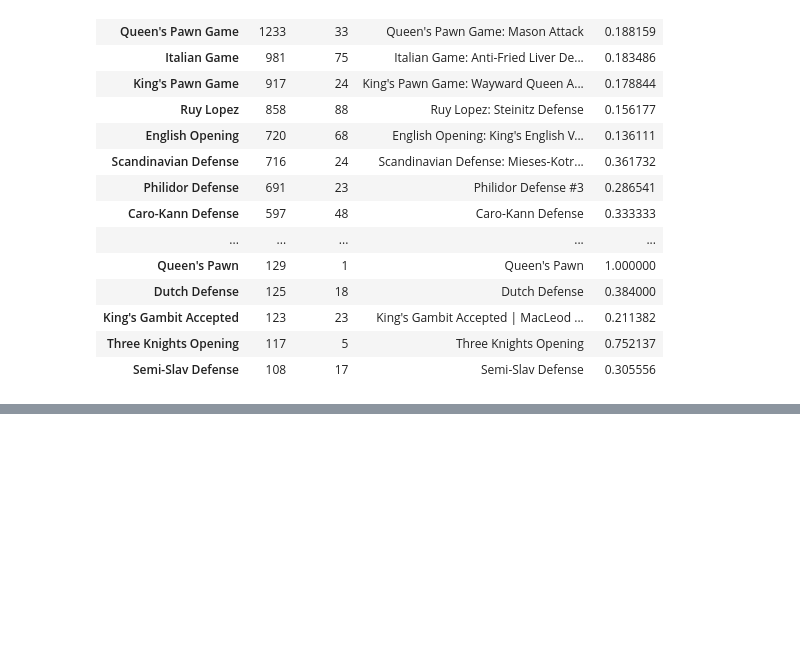
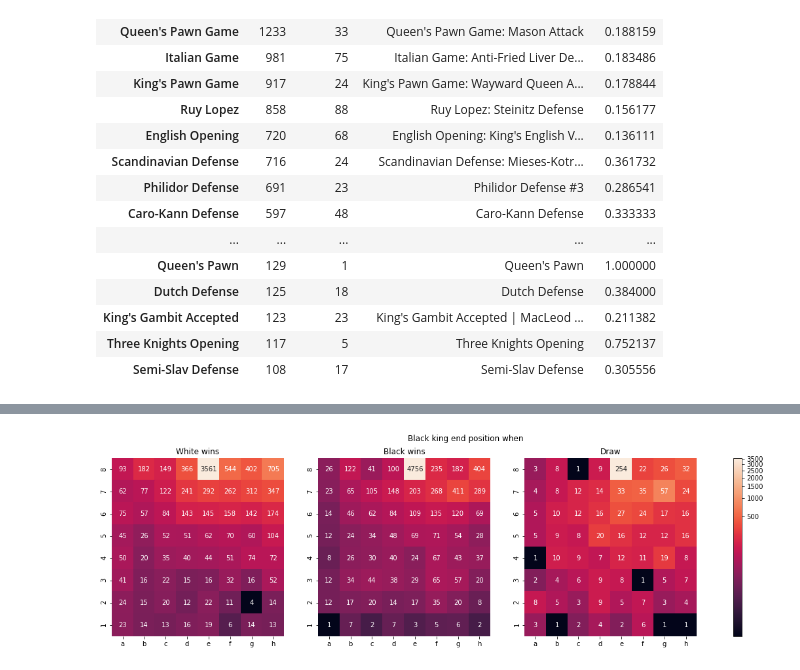
Before and after one commit to com-480-data-visualization/data-visualization-project-2021-thelogisticsscoobyganggotridofswagl33d, a Jupyter notebook: Milestone 1.ipynb, the cells around one changed output, grey strips where cells are left out. Saved outputs shown, nothing was run; the diff lists cells and outputs as text; code cells hidden in the pictures; blank space fills up the shorter version.

```diff
--- a/Milestone 1.ipynb
+++ b/Milestone 1.ipynb
@@ -107,0 +129,17 @@ plot_position_heatmap(games['black_king'])
+# %%
+fig, axes = plt.subplots(ncols=3, figsize=(20, 5))
+
+plt.suptitle("Black king end position when")
+
+axes[0].set_title ("White wins")
+im = plot_position_heatmap(games['black_king'][games['winner'] == 'white'], ax=axes[0])
+
+axes[1].set_title ("Black wins")
+plot_position_heatmap(games['black_king'][games['winner'] == 'black'], ax=axes[1])
+
+axes[2].set_title ("Draw")
+plot_position_heatmap(games['black_king'][games['winner'] == 'draw'], ax=axes[2])
+
+plt.colorbar(im.get_children()[0], ax=axes, orientation='vertical');
+# %% [output]
+[figure, added]
```
Also changed, not shown: parts of 7 cells of this notebook, 1 other file.
